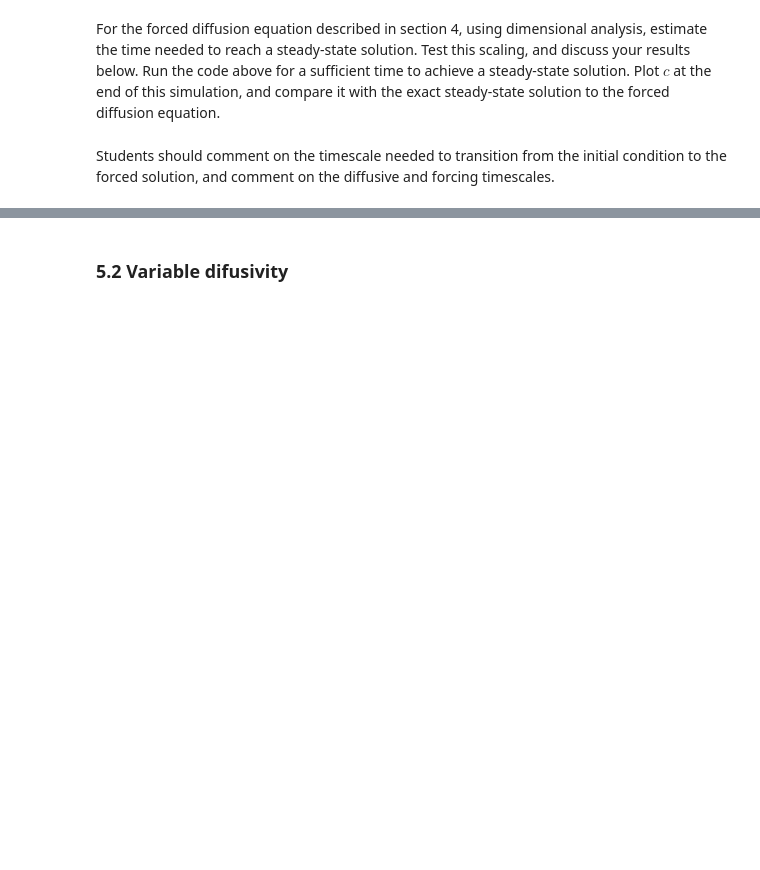
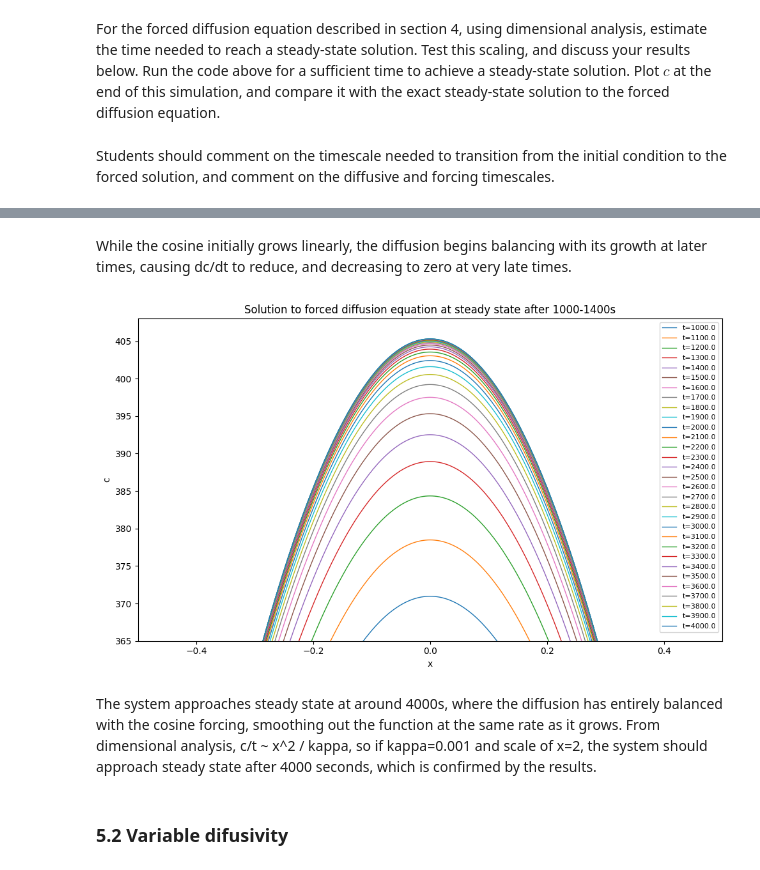
Before and after one commit to PolinaSevastyanova1/QCES, a Jupyter notebook: Project1_dedalus.ipynb, the cells around one changed output, grey strips where cells are left out. Drawn from its saved outputs; the diff is of its cells as text; code cells hidden in the pictures; blank space fills up the shorter version.

```diff
--- a/Project1_dedalus.ipynb
+++ b/Project1_dedalus.ipynb
@@ -456,3 +475,23 @@ BY playing around with the above, can see that reaches steady
+# %% [markdown]
+While the cosine initially grows linearly, the diffusion begins balancing with its growth at later times, causing dc/dt to reduce, and decreasing to zero at very late times.
+# %%
+#Plot final run
+plt.figure(figsize=(10,6))
+for i in np.array([1000,1100,1200,1300,1400,1500,1600,1700,1800,1900,2000,2100,2200,2300,2400,2500,2600,2700,2800,2900,3000,3100,3200,3300,3400,3500,3600,3700,3800,3900,4000]):
+  plt.plot(x, c_save[i], label = 't='+str(t_save[i]), linewidth = 1)
+plt.xlim(x_start, x_end)
+plt.ylim(365,408)
+plt.xlim(-0.5,0.5)
+plt.xlabel('x')
+plt.ylabel('c')
+plt.legend(bbox_to_anchor=(1,1), fontsize =8)
+plt.title('Solution to forced diffusion equation at steady state after 1000-1400s')
+plt.tight_layout()
+# %% [output]
+[figure, added]
+# %% [markdown]
+The system approaches steady state at around 4000s, where the diffusion has entirely balanced with the cosine forcing, smoothing out the function at the same rate as it grows.
+From dimensional analysis, c/t ~ x^2 / kappa, so if kappa=0.001 and scale of x=2, the system should approach steady state after 4000 seconds, which is confirmed by the results.
 # %% [markdown]
 ### 5.2 Variable difusivity
 # %% [markdown]
```
Also changed, not shown: parts of 16 cells of this notebook.
